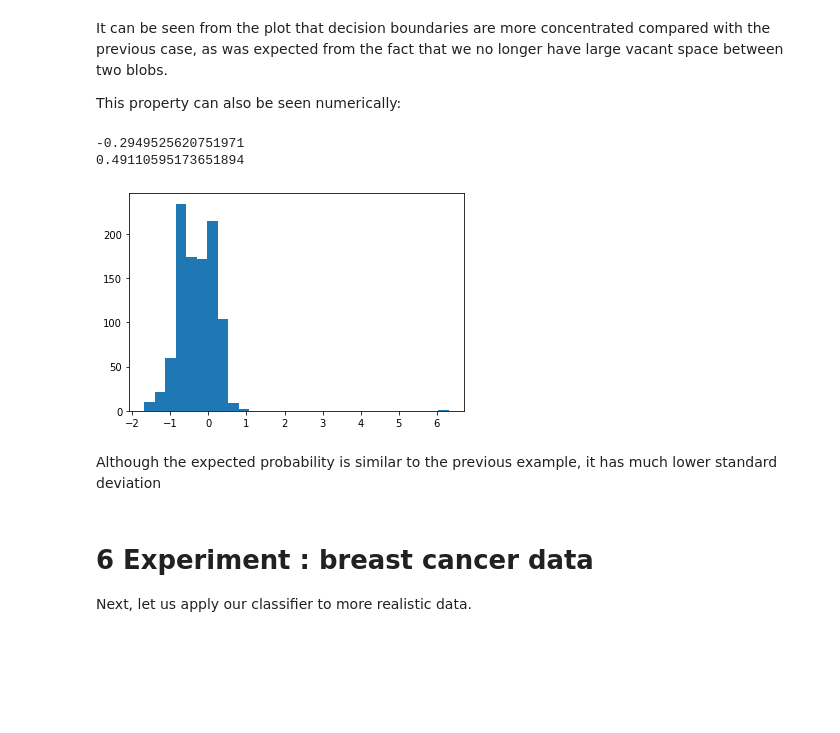
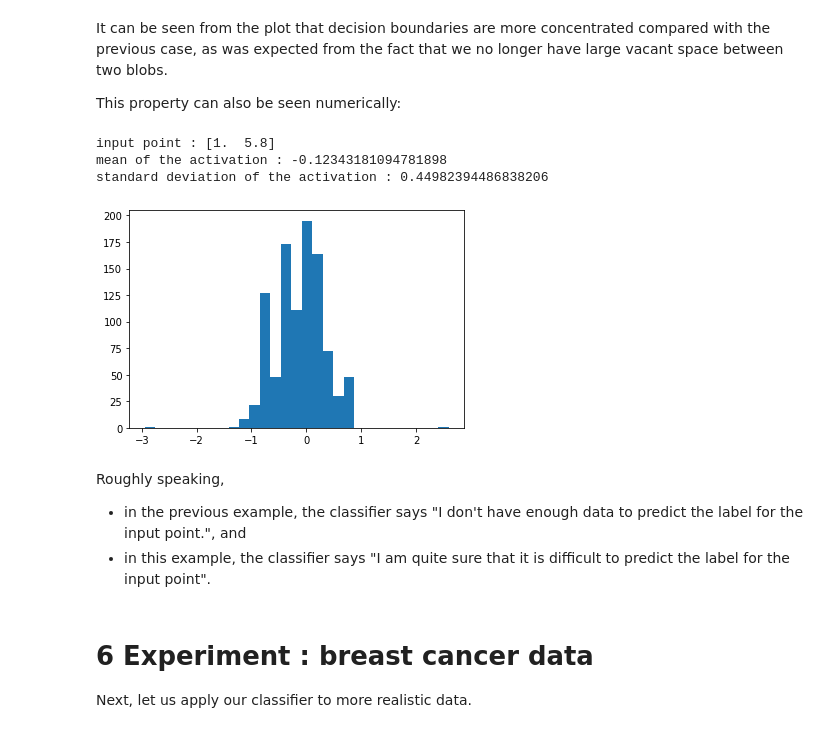
Before and after one commit to amber-kshz/Machine-Learning-notebooks, a Jupyter notebook: notebooks/LogisticRegression_MCMC.ipynb, the cells around one changed output. Drawn from its saved outputs; the diff is of its cells as text; code cells hidden in the pictures; blank space fills up the shorter version.

```diff
--- a/notebooks/LogisticRegression_MCMC.ipynb
+++ b/notebooks/LogisticRegression_MCMC.ipynb
@@ -422,18 +429,17 @@ plt.show()
 It can be seen from the plot that decision boundaries are more concentrated compared with the previous case, as was expected from the fact that we no longer have large vacant space between two blobs.
 
 This property can also be seen numerically:
-# %%
-a_sample2 = blr2.predict_activation_sample(np.array([[1.0, 6.0]]))[0]
-print(a_sample2.mean())
-print(a_sample2.std())
-plt.hist(a_sample2, bins=np.linspace(a_sample2.min(), a_sample2.max(), 30), density=False)
-plt.show()
-# %% [output]
--0.2949525620751971
-0.49110595173651894
-[figure, removed]
-# %% [markdown]
-Although the expected probability is similar to the previous example, it has much lower standard deviation
+# %%
+plot_act_sample(blr2, np.array([1.0, 5.8]))
+# %% [output]
+input point : [1.  5.8]
+mean of the activation : -0.12343181094781898
+standard deviation of the activation : 0.44982394486838206
+[figure, added]
+# %% [markdown]
+Roughly speaking,
+* in the previous example, the classifier says "I don't have enough data to predict the label for the input point.", and
+* in this example, the classifier says "I am quite sure that it is difficult to predict the label for the input point".
 # %% [markdown]
 # 6 Experiment : breast cancer data
 
```
Also changed, not shown: parts of 23 cells of this notebook.
